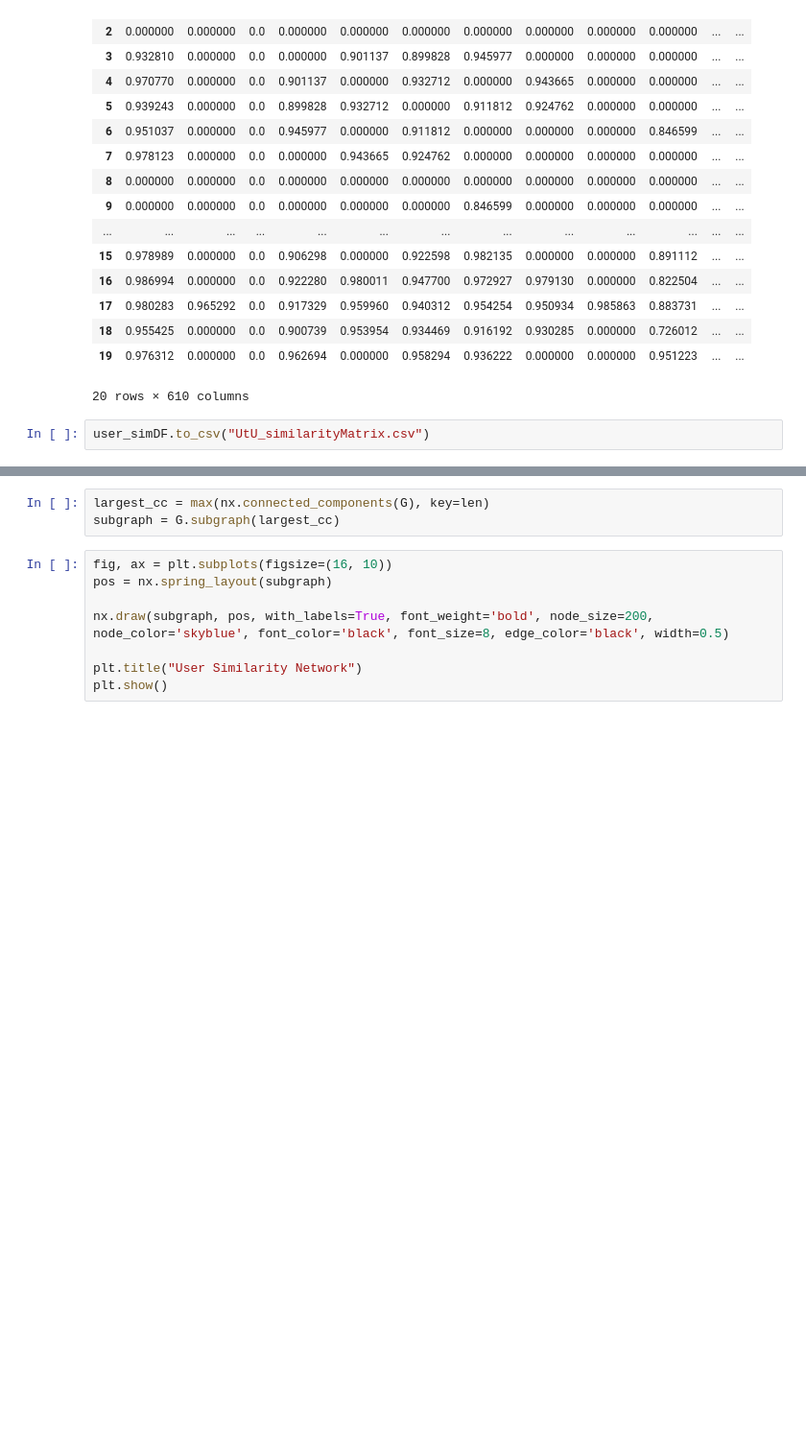
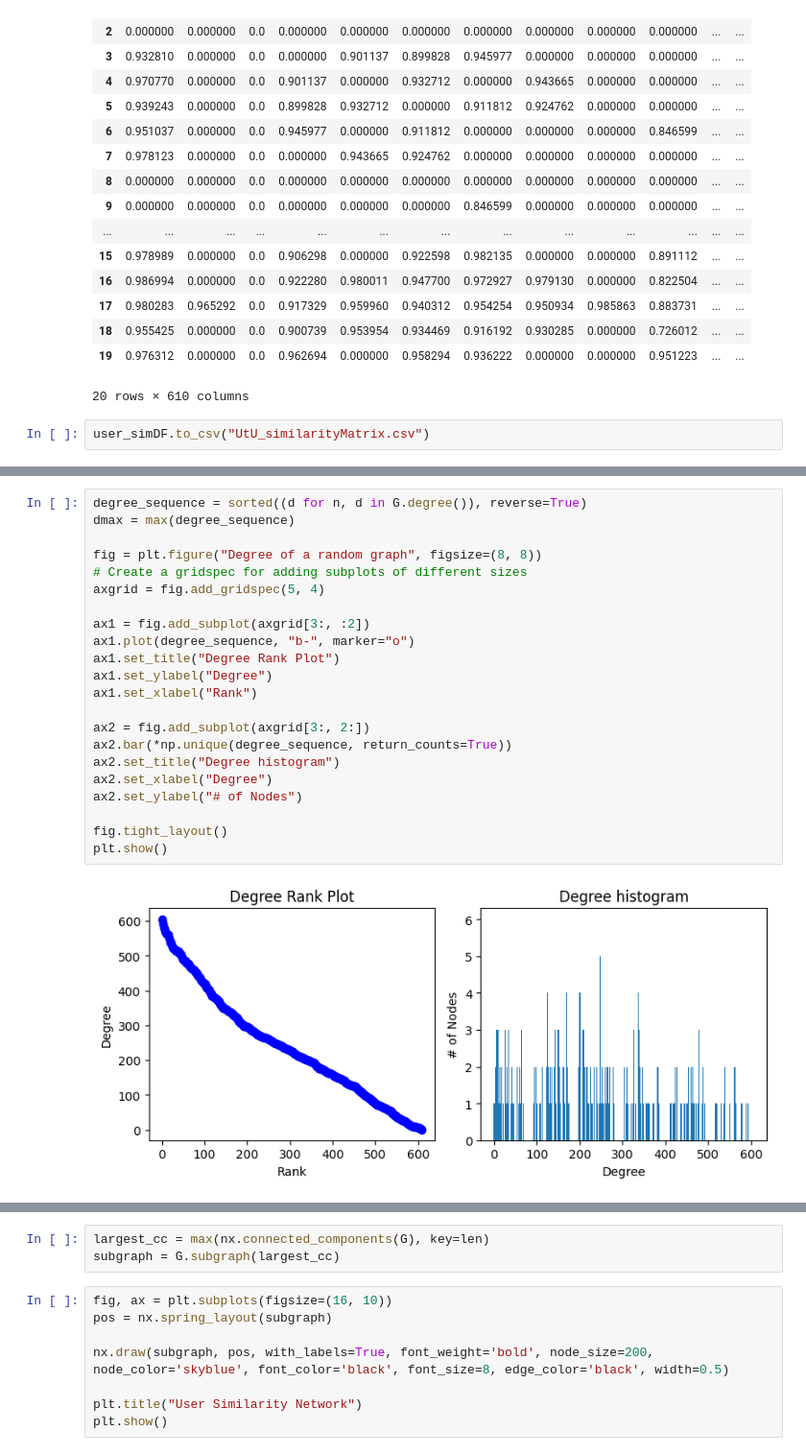
Before and after one commit to chenjoshua7/RecommendationSystems_NetworksFP, a Jupyter notebook: user_network.ipynb, the cells around one changed output, grey strips where cells are left out. Shown at 96% size. Cells and saved outputs as stored; diff of their text form; blank space fills up the shorter version.

```diff
--- a/user_network.ipynb
+++ b/user_network.ipynb
@@ -178,0 +181,24 @@ Total Edges: 68123
+# %%
+degree_sequence = sorted((d for n, d in G.degree()), reverse=True)
+dmax = max(degree_sequence)
+
+fig = plt.figure("Degree of a random graph", figsize=(8, 8))
+# Create a gridspec for adding subplots of different sizes
+axgrid = fig.add_gridspec(5, 4)
+
+ax1 = fig.add_subplot(axgrid[3:, :2])
+ax1.plot(degree_sequence, "b-", marker="o")
+ax1.set_title("Degree Rank Plot")
+ax1.set_ylabel("Degree")
+ax1.set_xlabel("Rank")
+
+ax2 = fig.add_subplot(axgrid[3:, 2:])
+ax2.bar(*np.unique(degree_sequence, return_counts=True))
+ax2.set_title("Degree histogram")
+ax2.set_xlabel("Degree")
+ax2.set_ylabel("# of Nodes")
+
+fig.tight_layout()
+plt.show()
+# %% [output]
+[figure, added]
```
Also changed, not shown: parts of 8 cells of this notebook, 3 other files.
